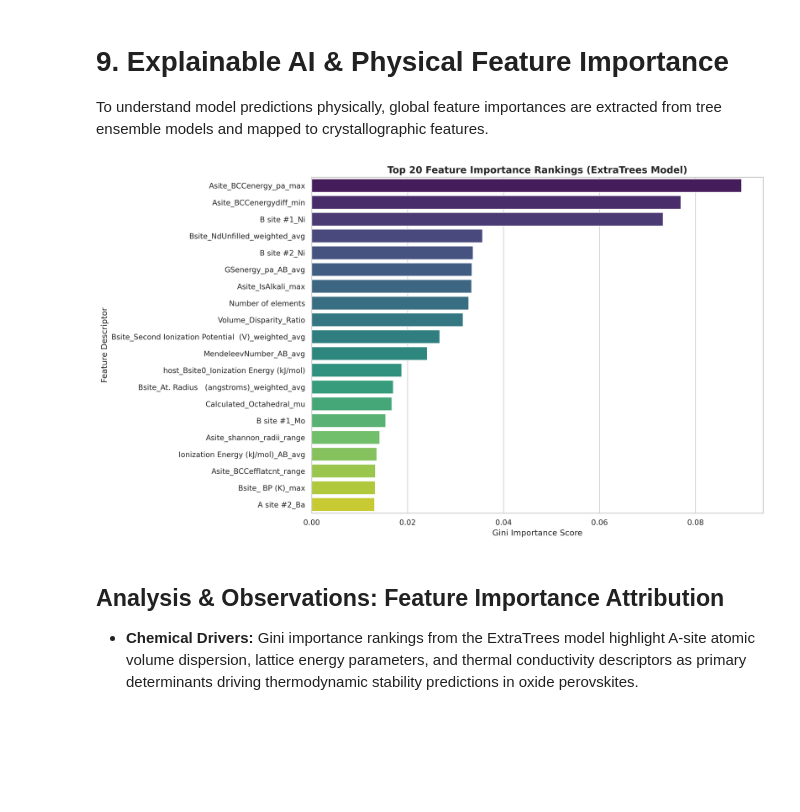
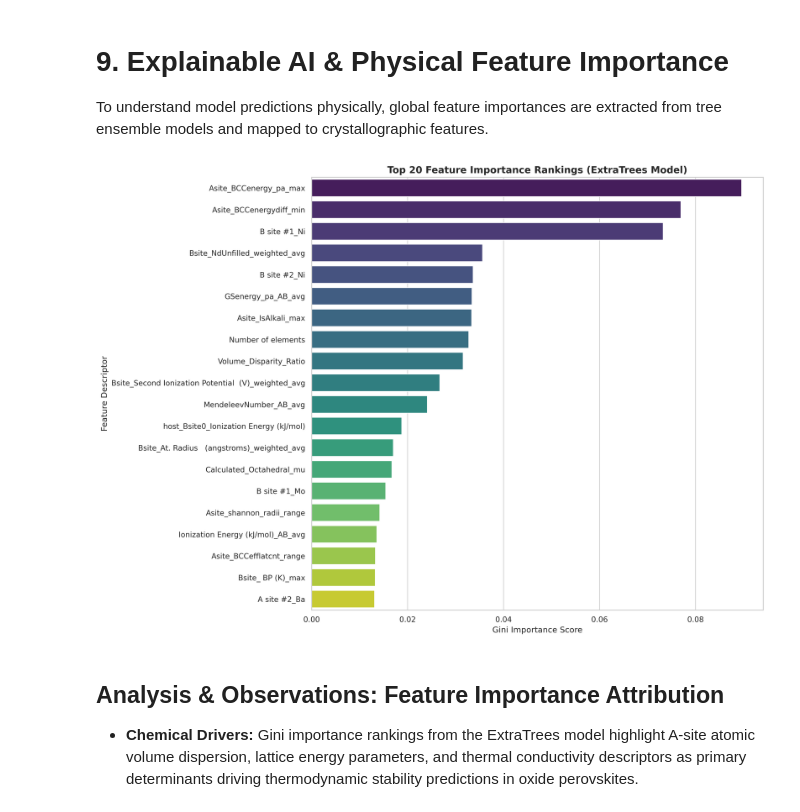
Before and after one commit to Avik-Das-567/Kaggle-Notebooks-Avik, a Jupyter notebook: crystallographic-descriptors-abo3-stability.ipynb, the cells around one changed output. Drawn from its saved outputs; the diff is of its cells as text; code cells hidden in the pictures; blank space fills up the shorter version.

```diff
--- a/crystallographic-descriptors-abo3-stability.ipynb
+++ b/crystallographic-descriptors-abo3-stability.ipynb
@@ -646,25 +646,25 @@ To understand model predictions physically, global feature importances are extra
 # %%
 # Fit ExtraTrees on full dataset for feature attribution ranking
 X_trans_full = preprocessor.fit_transform(X)
 et_full = ExtraTreesRegressor(n_estimators=100, random_state=RANDOM_STATE, n_jobs=-1)
 et_full.fit(X_trans_full, y_hull)
 
 # Feature names after one-hot encoding
 encoded_cat_names = preprocessor.named_transformers_['cat'].get_feature_names_out(cat_features).tolist()
 all_feature_names = num_features_all + encoded_cat_names
 
 importances = et_full.feature_importances_
 imp_series = pd.Series(importances, index=all_feature_names).sort_values(ascending=False).head(20)
 
-plt.figure(figsize=(14, 8))
+plt.figure(figsize=(14, 10))
 sns.barplot(x=imp_series.values, y=imp_series.index, palette='viridis')
 plt.title('Top 20 Feature Importance Rankings (ExtraTrees Model)', fontsize=14, fontweight='bold')
 plt.xlabel('Gini Importance Score', fontsize=12)
 plt.ylabel('Feature Descriptor', fontsize=12)
 plt.tight_layout()
 plt.show()
 # %% [output]
-[figure, old version]
+[figure, new version]
 # %% [markdown]
 ## Analysis & Observations: Feature Importance Attribution
 * **Chemical Drivers:** Gini importance rankings from the ExtraTrees model highlight A-site atomic volume dispersion, lattice energy parameters, and thermal conductivity descriptors as primary determinants driving thermodynamic stability predictions in oxide perovskites.
```
Also changed, not shown: parts of 2 cells of this notebook.
